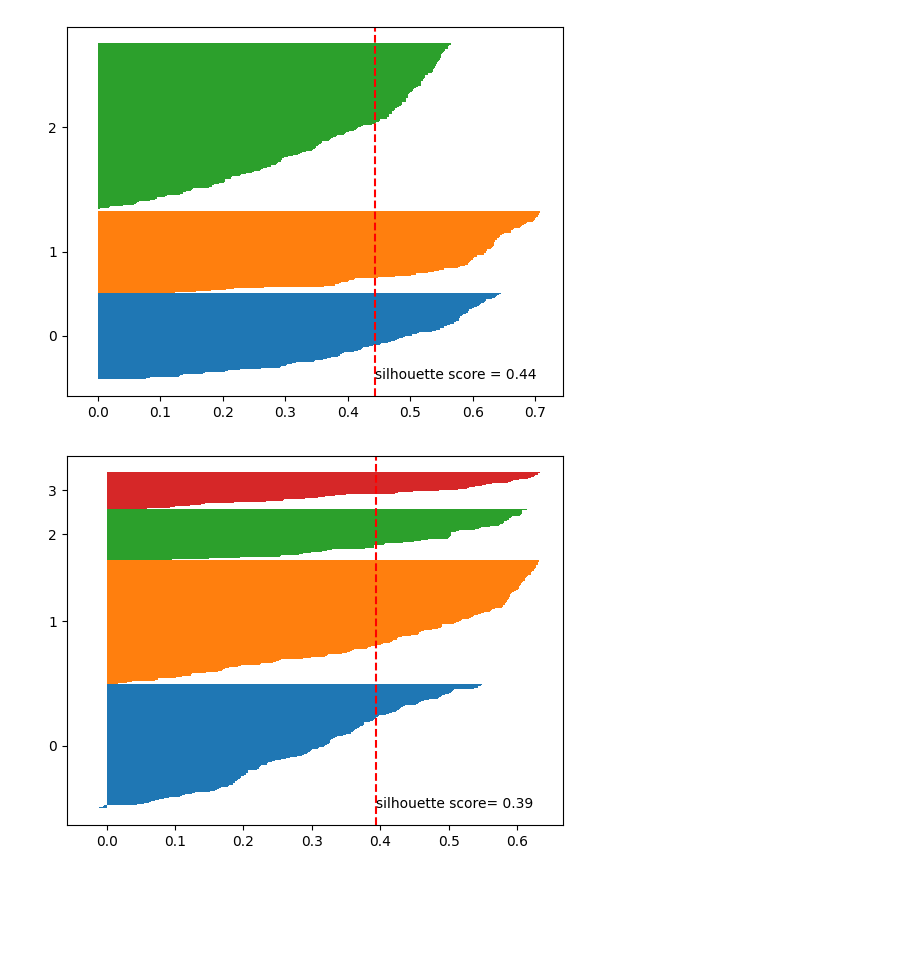
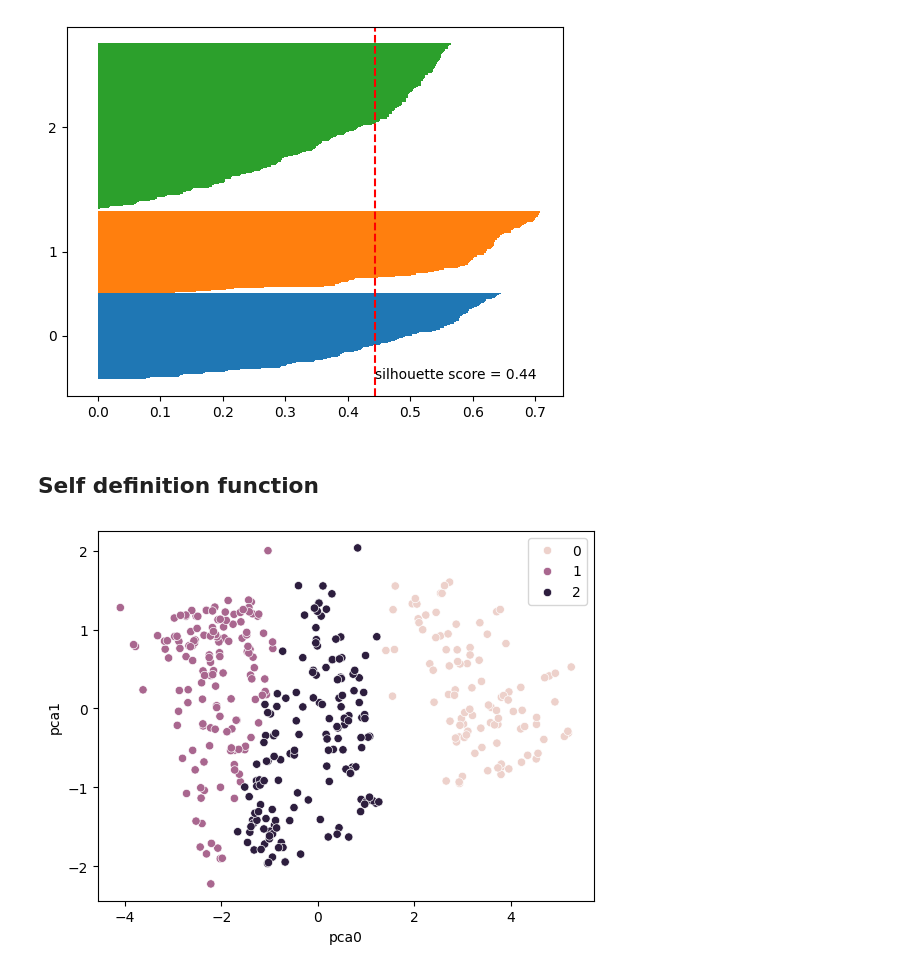
Before and after one commit to notfakearcher/yanjun, a Jupyter notebook: time-series/01_practice/auto_mpg.ipynb, the cells around one changed output. Drawn from its saved outputs; the diff is of its cells as text; code cells hidden in the pictures; blank space fills up the shorter version.

```diff
--- a/time-series/01_practice/auto_mpg.ipynb
+++ b/time-series/01_practice/auto_mpg.ipynb
@@ -215,6 +215,8 @@ plt.text(x = score, y = 0, s = ('silhouette score = ' + str(np.round(score,2))))
 plt.show()
 # %% [output]
 [figure]
+# %% [markdown]
+## Self definition function
 # %%
 # self definition function
 def silhouette_plot(num_clu, data_pca):
@@ -236,7 +238,15 @@ def silhouette_plot(num_clu, data_pca):
   plt.axvline(x = score, color = 'red', linestyle= '--')
   plt.text(x = score, y = 0, s = f'silhouette score= {np.round(score, 2)}')
   plt.show()
-# %%
-silhouette_plot(4, auto1_pca)
-# %% [output]
-[figure, removed]
+# %%
+# self definition function
+def cluster_plot(num_clu, data_pca):
+  kmeans = KMeans(num_clu, init= 'k-means++')
+  kmeans.fit(data_pca)
+  b = kmeans.labels_
+  sns.scatterplot(x = data_pca.iloc[:,0], y = data_pca.iloc[:,1], hue = b)
+  plt.show()
+# %%
+cluster_plot(3, auto1_pca)
+# %% [output]
+[figure, added]
```
